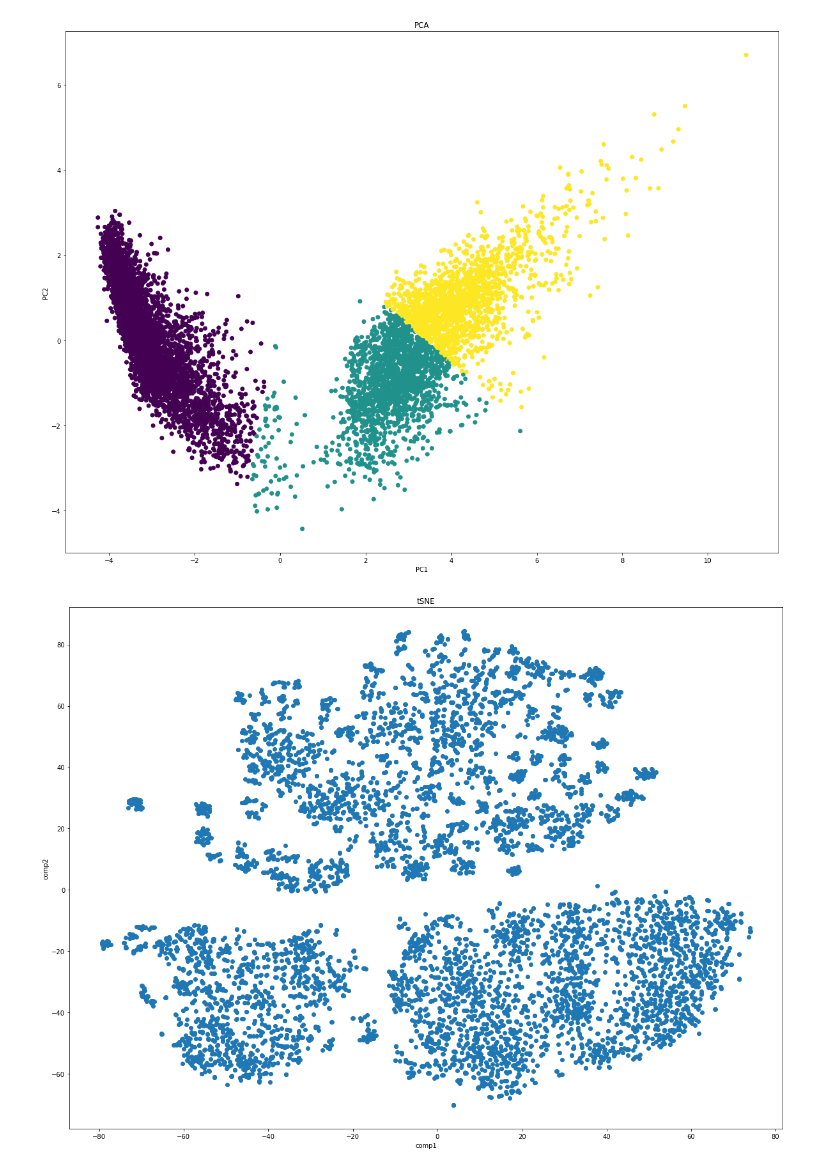
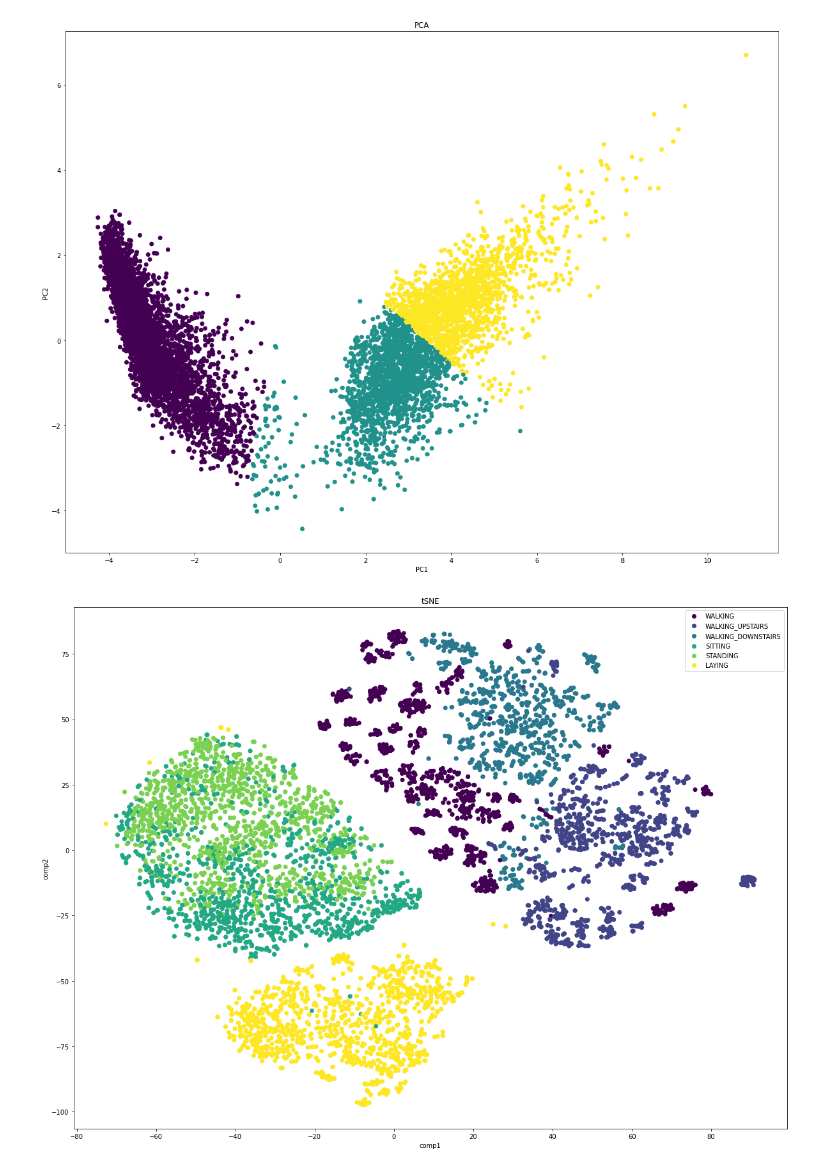
Before and after one commit to gekas145/WUM-2021-Projekty, a Jupyter notebook: Projekt2/feature_engineering_and_baseline.ipynb, the cells around one changed output. Cells and saved outputs as stored; diff of their text form; code cells hidden in the pictures.

```diff
--- a/Projekt2/feature_engineering_and_baseline.ipynb
+++ b/Projekt2/feature_engineering_and_baseline.ipynb
@@ -103,17 +128,13 @@ plt.show()
 # %% [output]
 [figure]
 # %%
-pca = PCA(n_components = 50)
-pca_comp = pca.fit_transform(X_train)
-tsne = TSNE(n_components = 2, random_state=42)
-tsne_comp = tsne.fit_transform(pca_comp)
-tsne_comp = reshape(tsne_comp)
-
 plt.rcParams["figure.figsize"] = [20,15]
-plt.scatter(tsne_comp[0], tsne_comp[1])
+classes  = ["WALKING", "WALKING_UPSTAIRS", "WALKING_DOWNSTAIRS", "SITTING", "STANDING", "LAYING"]
+scatter = plt.scatter(tsne_comp[0], tsne_comp[1],  c=y_train)
+plt.legend(handles=scatter.legend_elements()[0], labels=classes)
 plt.xlabel("comp1")
 plt.ylabel("comp2")
 plt.title("tSNE")
 plt.show()
 # %% [output]
-[figure, old version]
+[figure, new version]
```
Also changed, not shown: parts of 7 cells of this notebook.
